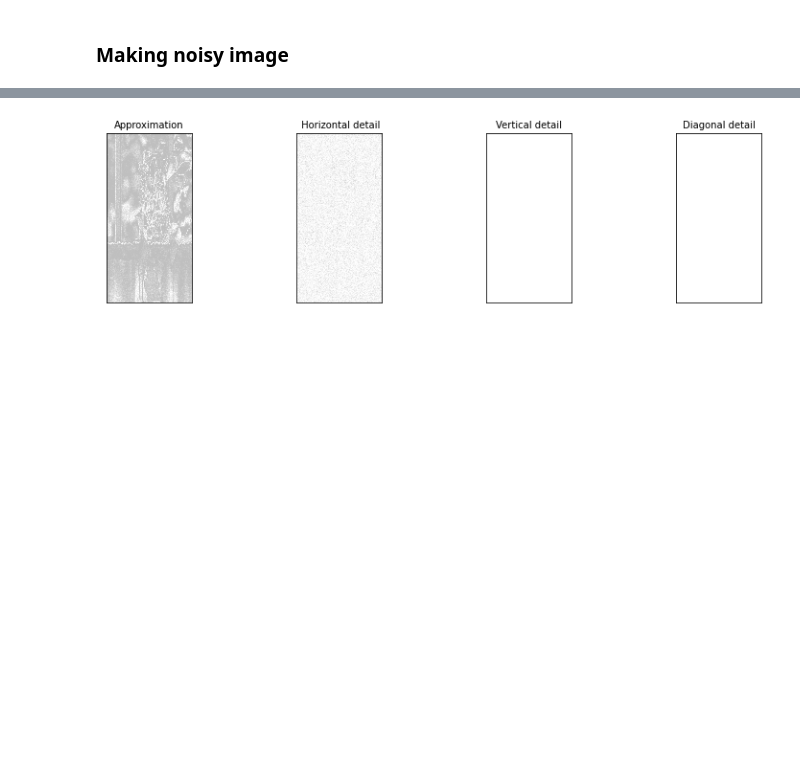
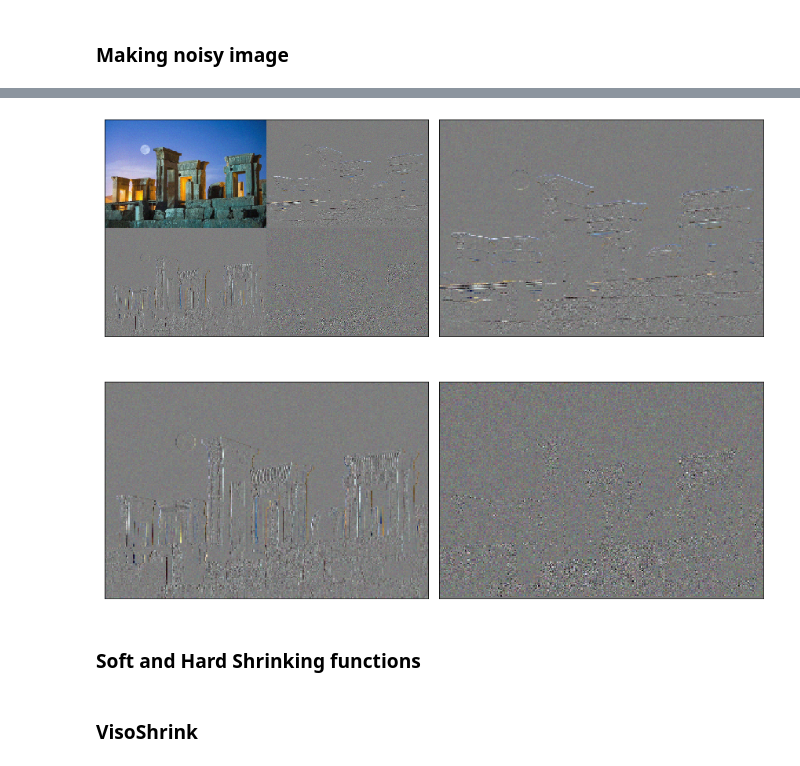
Before and after one commit to AmirhoseinYari/Digital-Image-Processing, a Jupyter notebook: HW5/HW5-AmirhoseinYari-98109718-Q3.ipynb, the cells around one changed output, grey strips where cells are left out. Cells and saved outputs as stored; diff of their text form; code cells hidden in the pictures; blank space fills up the shorter version.

```diff
--- a/HW5/HW5-AmirhoseinYari-98109718-Q3.ipynb
+++ b/HW5/HW5-AmirhoseinYari-98109718-Q3.ipynb
@@ -52,24 +46,48 @@ plt.imshow(my_wavelet(img_noisy,k=k,sigma=s)[3]);
-# %%
-import pywt
-import pywt.data
-
-# Load image
-original = img_noisy.copy()
-
-# Wavelet transform of image, and plot approximation and details
-titles = ['Approximation', ' Horizontal detail',
-          'Vertical detail', 'Diagonal detail']
-coeffs2 = pywt.dwt2(original, 'bior1.3')
-LL, (LH, HL, HH) = coeffs2
-fig = plt.figure(figsize=(12, 3))
-for i, a in enumerate([LL, LH, HL, HH]):
-    ax = fig.add_subplot(1, 4, i + 1)
-    ax.imshow(a.astype("uint8"), interpolation="nearest", cmap=plt.cm.gray)
-    ax.set_title(titles[i], fontsize=10)
-    ax.set_xticks([])
-    ax.set_yticks([])
-
-fig.tight_layout()
-plt.show()
-# %% [output]
-[figure, removed]
+# %%
+temp = pywt.dwt2(img_noisy[:,:,0], 'haar')[0]
+LL = np.zeros((temp.shape[0],temp.shape[1],3))
+LH = LL.copy()
+HL = LL.copy()
+HH = LL.copy()
+for i in range(3):
+    coeffs2 = pywt.dwt2(img_noisy[:,:,i], 'haar')
+    LLt, (LHt, HLt, HHt) = coeffs2
+    LL[:,:,i] = LLt
+    LH[:,:,i] = LHt
+    HL[:,:,i] = HLt
+    HH[:,:,i] = HHt
+LL = (LL-np.min(LL))/(np.max(LL)-np.min(LL))*255
+LH = (LH-np.min(LH))/(np.max(LH)-np.min(LH))*255
+HL = (HL-np.min(HL))/(np.max(HL)-np.min(HL))*255
+HH = (HH-np.min(HH))/(np.max(HH)-np.min(HH))*255
+# %%
+temp = pywt.dwt2(LL[:,:,0], 'haar')[0]
+LLLL = np.zeros((temp.shape[0],temp.shape[1],3))
+LLLH = LLLL.copy()
+LLHL = LLLL.copy()
+LLHH = LLLL.copy()
+for i in range(3):
+    coeffs2 = pywt.dwt2(LL[:,:,i], 'haar')
+    LLt, (LHt, HLt, HHt) = coeffs2
+    LLLL[:,:,i] = LLt
+    LLLH[:,:,i] = LHt
+    LLHL[:,:,i] = HLt
+    LLHH[:,:,i] = HHt
+LLLL = (LLLL-np.min(LLLL))/(np.max(LLLL)-np.min(LLLL))*255
+LLLH = (LLLH-np.min(LLLH))/(np.max(LLLH)-np.min(LLLH))*255
+LLHL = (LLHL-np.min(LLHL))/(np.max(LLHL)-np.min(LLHL))*255
+LLHH = (LLHH-np.min(LLHH))/(np.max(LLHH)-np.min(LLHH))*255
+
+fig = plt.figure(figsize=(12, 10))
+allLLLL = np.vstack(( np.hstack((LLLL,LLLH)),np.hstack((LLHL,LLHH)) ))
+for i, a in enumerate([allLLLL, LLLH, LLHL, LLHH]):
+    ax = fig.add_subplot(2, 2, i + 1)
+    ax.imshow(a.astype("uint8"), interpolation="nearest", cmap=plt.cm.gray)
+    ax.set_xticks([])
+    ax.set_yticks([])
+fig.tight_layout()
+plt.show()
+# %% [output]
+[figure, added]
+# %% [markdown]
+### Soft and Hard Shrinking functions
@@ -75,0 +110,2 @@ plt.show()
+# %% [markdown]
+### VisoShrink
```
Also changed, not shown: parts of 7 cells of this notebook, 1 other file.
